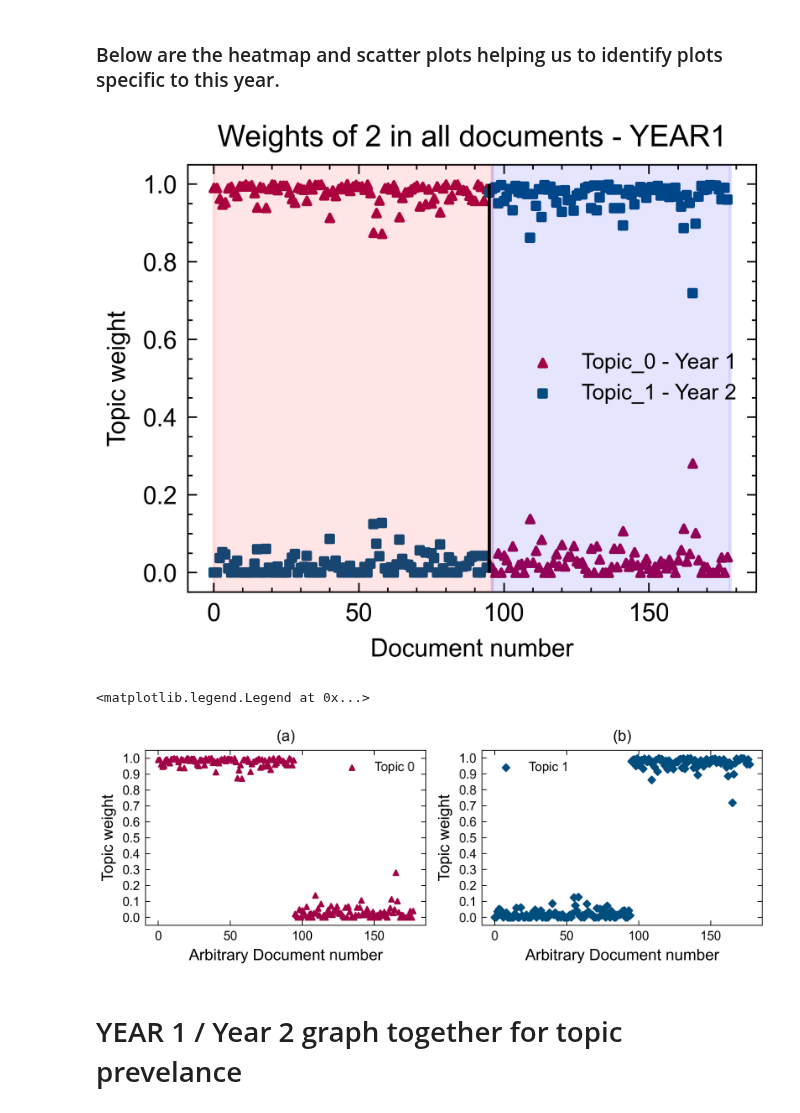
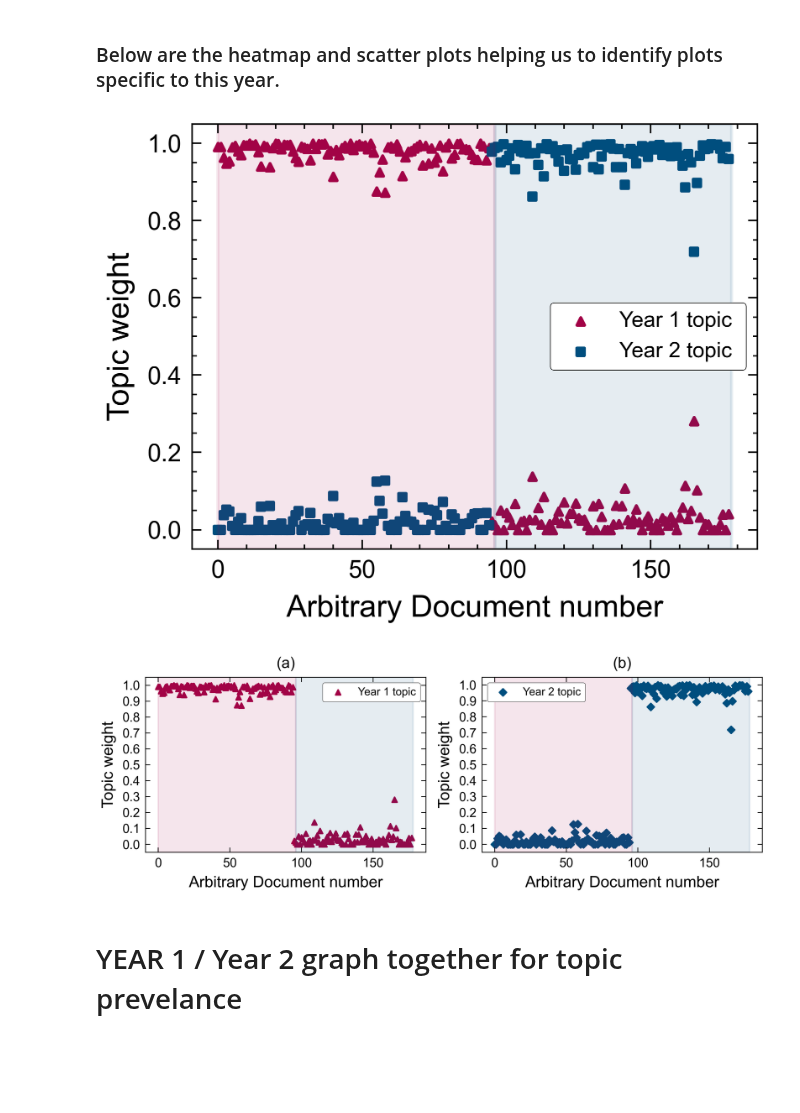
Before and after one commit to jiayang-zhang/nlp-physicseducation, a Jupyter notebook: Final-graphs_LDA.ipynb, the cells around one changed output. Drawn from its saved outputs; the diff is of its cells as text; code cells hidden in the pictures; blank space fills up the shorter version.

```diff
--- a/Final-graphs_LDA.ipynb
+++ b/Final-graphs_LDA.ipynb
@@ -194,27 +212,32 @@ plt.show()
 # %%
 topic_0 = []
 topic_1 = []
 for t in range(178):
     topic_0.append(df_y1y2_weight.iloc[t][5])
     topic_1.append(df_y1y2_weight.iloc[t][6])
 
 x = np.linspace(0,1,1)
 #plt.figure(figsize=(5, 5))
 #plt.vlines(x=93, ymin=0, ymax=len(x), colors='green', lw=1, label='partition')
-plt.scatter(df_y1y2_weight.index, topic_0 , color = '#A20346', label='Topic_0 - Year 1',  marker= '^', s = 6)
-plt.scatter(df_y1y2_weight.index, topic_1 ,  color = '#004E7E', label='Topic_1 - Year 2',  marker= 's', s = 6)
-plt.xlabel("Document number")
-plt.ylabel("Topic weight")
-plt.legend( prop = {'size' : 7})
-plt.title('Weights of %d in all documents - YEAR1' % num_topics)
+plt.scatter(df_y1y2_weight.index, topic_0 , color = '#A20346', label='Year 1 topic ',  marker= '^', s = 6)
+plt.scatter(df_y1y2_weight.index, topic_1 ,  color = '#004E7E', label='Year 2 topic ',  marker= 's', s = 6)
+plt.xlabel("Arbitrary Document number", fontsize = 10)
+plt.ylabel("Topic weight", fontsize = 10)
 
-plt.axvspan(0, 96, alpha=0.1, color="red")
-plt.axvspan(96, 178, alpha=0.1, color="blue")
+#plt.title('Weights of %d in all documents - YEAR1' % num_topics)
+legend = plt.legend( framealpha=1, frameon=True, edgecolor = 'black', prop = {'size' : 7})
+legend.get_frame().set_linewidth(0.2)
+
+plt.axvspan(0, 96, alpha=0.1, color="#A20346")
+plt.axvspan(96, 178, alpha=0.1, color="#004E7E")
 # single vline with full ymin and ymax
-plt.vlines(x=95, ymin=0, ymax=len(x), colors='black', lw=1, label='vline_single - full height')
-plt.show()
+#plt.vlines(x=95, ymin=0, ymax=len(x), colors='black', lw=1, label='vline_single - full height')
+
+# filepath = 'Final-graphs-LDA/Y1Y2_topic_split'
+# plt.savefig(filepath, dpi = 1000)
+# plt.show()
 # %% [output]
-[figure, old version]
+[figure, new version]
 # %%
 fig, axes = plt.subplots(nrows=1, ncols=2, figsize= (7,2))
 
@@ -225,33 +248,45 @@ x_1 = df_y1y2_weight.index
 y_1 = topic_1
 
 # Plot the first subplot on the left
-axes[0].scatter(x_0, y_0, color = '#A20346', marker = '^', s= 10, label = 'Topic 0')
+axes[0].scatter(x_0, y_0, color = '#A20346', marker = '^', s= 10, label = 'Year 1 topic')
 #axes[0].errorbar(x_0, y_0, yerr_0, color='#A20346', fmt='none')
 #axes[0].plot(x_0, y_0, linestyle='solid', color='#A20346', alpha=0.5)
 axes[0].set_xlabel('Arbitrary Document number', fontsize=10)
 axes[0].set_ylabel('Topic weight', fontsize=10)
 #axes[0].xaxis.set_ticks(np.arange(0.5, 1.0, 0.1))
+axes[0].axvspan(0, 96, alpha=0.1, color="#A20346")
+axes[0].axvspan(96, 178, alpha=0.1, color="#004E7E")
 axes[0].yaxis.set_ticks(np.arange(0, 1.1, 0.1))
 axes[0].minorticks_off()
 axes[0].set_title('(a)')
-axes[0].legend()
+#plt.title('Weights of %d in all documents - YEAR1' % num_topics)
+legend = axes[0].legend( loc='upper right', framealpha=1, frameon=True, edgecolor = 'black', prop = {'size' : 7})
+legend.get_frame().set_linewidth(0.2)
+
+
 
 
 
 # Plot the second subplot in the middle
-axes[1].scatter(x_1, y_1, color = '#004E7E', marker = 'D', s= 10, label = 'Topic 1')
+axes[1].scatter(x_1, y_1, color = '#004E7E', marker = 'D', s= 10, label = 'Year 2 topic')
 #axes[1].errorbar(x_1, y_1, yerr_1, color='#004E7E', fmt='none')
 #axes[1].plot(x_1, y_1, linestyle='solid', color='#004E7E', alpha=0.5)
 axes[1].set_xlabel('Arbitrary Document number', fontsize=10)
 axes[1].set_ylabel('Topic weight', fontsize=10)
 #axes[1].xaxis.set_ticks(np.arange(0.5, 1.0, 0.1))
 axes[1].yaxis.set_ticks(np.arange(0, 1.1, 0.1))
+axes[1].axvspan(0, 96, alpha=0.1, color="#A20346")
+axes[1].axvspan(96, 178, alpha=0.1, color="#004E7E")
 axes[1].minorticks_off()
 axes[1].set_title('(b)')
-axes[1].legend()
+legend = axes[1].legend( loc='upper left', framealpha=1, frameon=True, edgecolor = 'black', prop = {'size' : 7})
+legend.get_frame().set_linewidth(0.2)
+
+filepath = 'Final-graphs-LDA/Y1Y2_topic_split'
+plt.savefig(filepath, dpi = 1000)
+plt.show()
 # %% [output]
-<matplotlib.legend.Legend at 0x...>
-[figure, old version]
+[figure, new version]
 # %% [markdown]
 # YEAR 1 / Year 2 graph together for topic prevelance
 # %%
```
Also changed, not shown: parts of 20 cells of this notebook, 4 other files.
